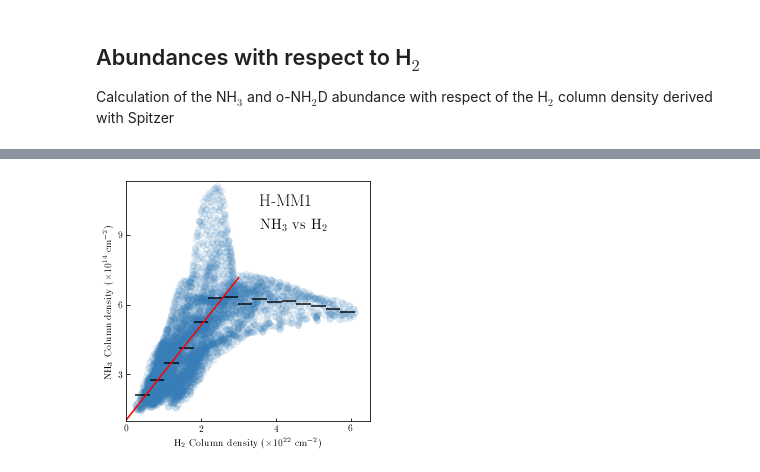
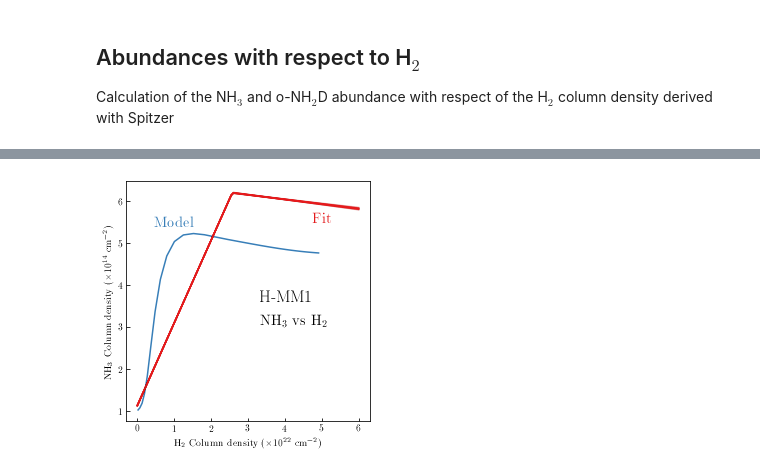
Before and after one commit to jpinedaf/H-MM1_NH3, a Jupyter notebook: H-MM1_NH3_H2.ipynb, the cells around one changed output, grey strips where cells are left out. Drawn from its saved outputs; the diff is of its cells as text; code cells hidden in the pictures.

```diff
--- a/H-MM1_NH3_H2.ipynb
+++ b/H-MM1_NH3_H2.ipynb
@@ -542,0 +642,11 @@ hdu_NH3_H2_regrid = fits.PrimaryHDU(NH3_H2, hd)
+# %%
+for i in range(ndim):
+    mcmc = np.percentile(flat_samples[:, i], [16, 50, 84])
+    q = np.diff(mcmc)
+    txt = "\mathrm{{{3}}} = {0:.3f}_{{-{1:.3f}}}^{{{2:.3f}}}"
+    txt = txt.format(mcmc[1], q[0], q[1], labels[i])
+    if i == 0:
+        X_NH3_H2_fit = np.round(mcmc[1], decimals=3)
+    print(txt)
+
+inds = np.random.randint(len(flat_samples), size=100)
@@ -641,28 +820,26 @@ LinregressResult(slope=2.0375777286584937, intercept=1.0430127947717165, rvalue=
+# %%
+file_model
+model = ascii.read(file_model)
 # %%
 fig, ax = plt.subplots(figsize=(4, 4))
-# data points
-ax.scatter(N_H2_22[gd_X_NH3], N_NH3_14[gd_X_NH3], alpha=0.1, color=color_kde[1])
-# binned values
-ax.hlines(bin_means_X_NH3, bin_edges_X_NH3[:-1], bin_edges_X_NH3[1:],
-          colors='black', lw=2, alpha=0.7)
-
-ax.set_xlim([0, 6.5])
-ax.set_ylim([1, 11.3])
+ax.plot(model['H2']*1e-22, model['NH3']*1e-14, color=color_kde[1])
+x_sample_wide_fine = np.linspace(0, 6.0, 100)
+for ind in inds:
+    sample = flat_samples[ind]
+    ax.plot(x_sample_wide_fine, broken_line(x_sample_wide_fine, sample[0], sample[1], sample[2], sample[3]),
+             color_kde[0], alpha=0.05)
 
 ax.set_xlabel(r"H$_2$ Column density ($\times 10^{22}$ cm$^{-2}$)")
 ax.set_ylabel(r"NH$_3$ Column density ($\times 10^{14}$ cm$^{-2}$)")
-ax.set_xticks([0, 2, 4, 6])
-ax.set_yticks([3, 6, 9])
-ax.text(0.55, 0.9,  r'H-MM1', color='black',
+
+ax.text(0.55, 0.5,  r'H-MM1', color='black',
         transform=ax.transAxes, size=17, weight=60)
-ax.text(0.55, 0.8,  r'NH$_3$ vs H$_2$', color='black',
+ax.text(0.55, 0.4,  r'NH$_3$ vs H$_2$', color='black',
         transform=ax.transAxes, size=15, weight=60)
 
-x_sample = np.array([0, 3.0])
-ax.plot(x_sample, x_sample*res_X_NH3_cut.slope + res_X_NH3_cut.intercept, color='red')
-
-ax.set_aspect('auto')
+ax.text(5, 5.5, r'Fit' , color=color_kde[0], horizontalalignment='center', size=15, weight=60)
+ax.text(1, 5.4, r'Model' , color=color_kde[1], horizontalalignment='center', size=15, weight=60)
 plt.tight_layout()
-fig.savefig('figs/H-MM1_NH3_v_H2.pdf')
+fig.savefig('figs/H-MM1_NH3_v_H2_model_fit.pdf')
 # %% [output]
-[figure, old version]
+[figure, new version]
```
Also changed, not shown: parts of 37 cells of this notebook, 24 other files.
